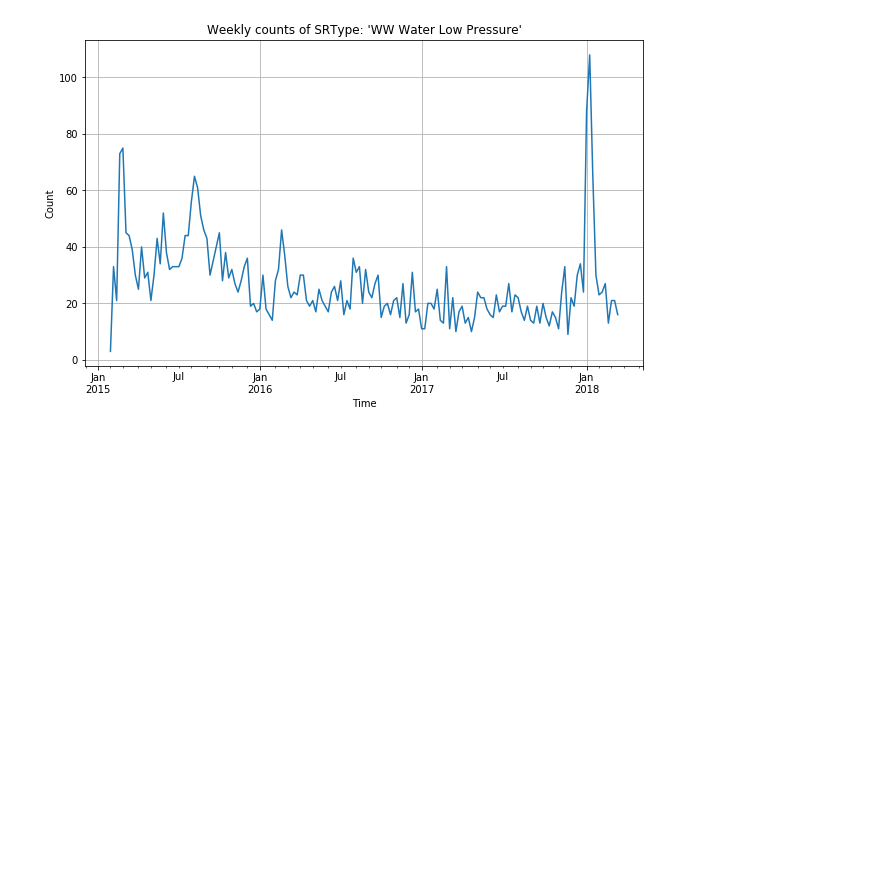
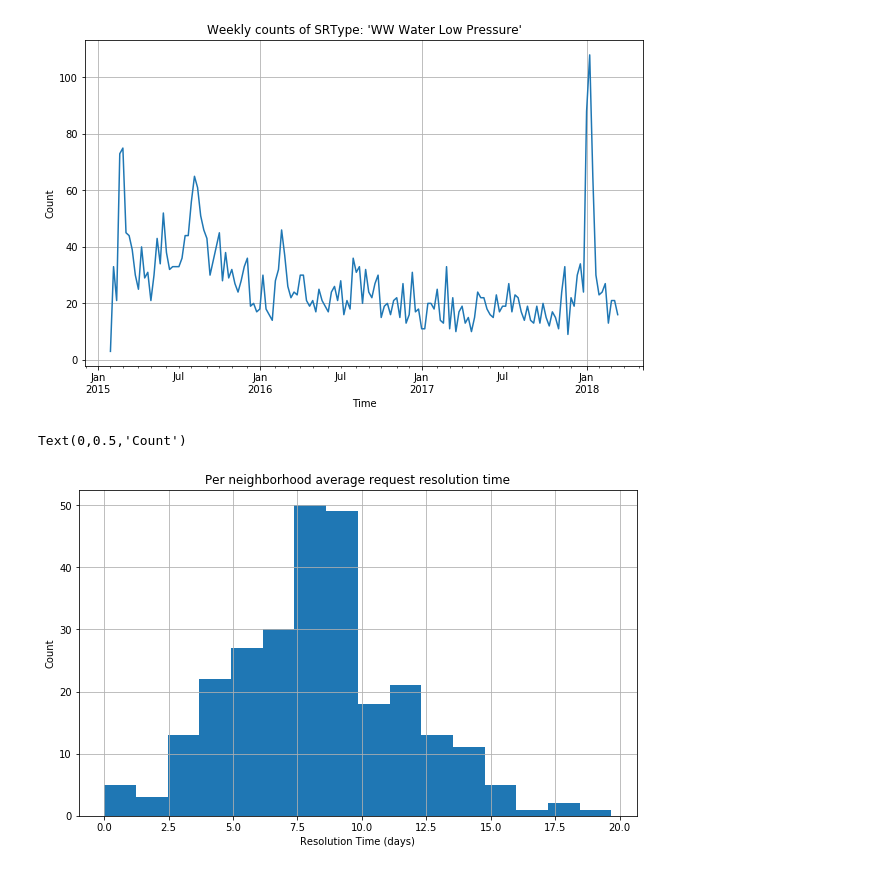
Before and after one commit to CodeInTheSchools2018/data-sets, a Jupyter notebook: 311/explore_311.ipynb, the cells around one changed output. Cells and saved outputs as stored; diff of their text form; code cells hidden in the pictures; blank space fills up the shorter version.

Commit message:
explore request resolution time in the 311 data

```diff
--- a/311/explore_311.ipynb
+++ b/311/explore_311.ipynb
@@ -72,3 +80,26 @@ ax.set_ylabel('Count')
 # %% [output]
 Text(0,0.5,'Count')
 [figure]
+# %%
+# let's use 'StatusDate' to estimate time to request resolution
+# however, first need to convert to appropriate format to compare with 'CreatedDate'
+df['StatusDate'] = pd.to_datetime(df['StatusDate'], format='%m/%d/%Y %I:%M:%S %p +0000')
+
+# compute resolution time in days for each request
+df['ResolutionTime'] = (df['StatusDate']-df.index).astype('timedelta64[h]') / 24
+# %%
+# Question: how does average request resolution time vary per neighborhood as a function of
+#  a) as completed requests (i.e., where SRStatus=='CLOSED') and
+#  b) for requests assigned to the Bureau of Solid Waste?
+gb_neighborhood = df[(df.SRStatus=='CLOSED') & (df.Agency=='Bureau of Solid Waste')].groupby('Neighborhood')
+avg_neighborhood_rt = gb_neighborhood['ResolutionTime'].mean()
+ax = avg_neighborhood_rt.plot(kind='hist',
+                              bins=int(np.sqrt(avg_neighborhood_rt.shape[0])),
+                              title='Per neighborhood average request resolution time',
+                              figsize=(10,6),
+                              grid=True)
+ax.set_xlabel('Resolution Time (days)')
+ax.set_ylabel('Count')
+# %% [output]
+Text(0,0.5,'Count')
+[figure, added]
```
Also changed, not shown: parts of 4 cells of this notebook.
